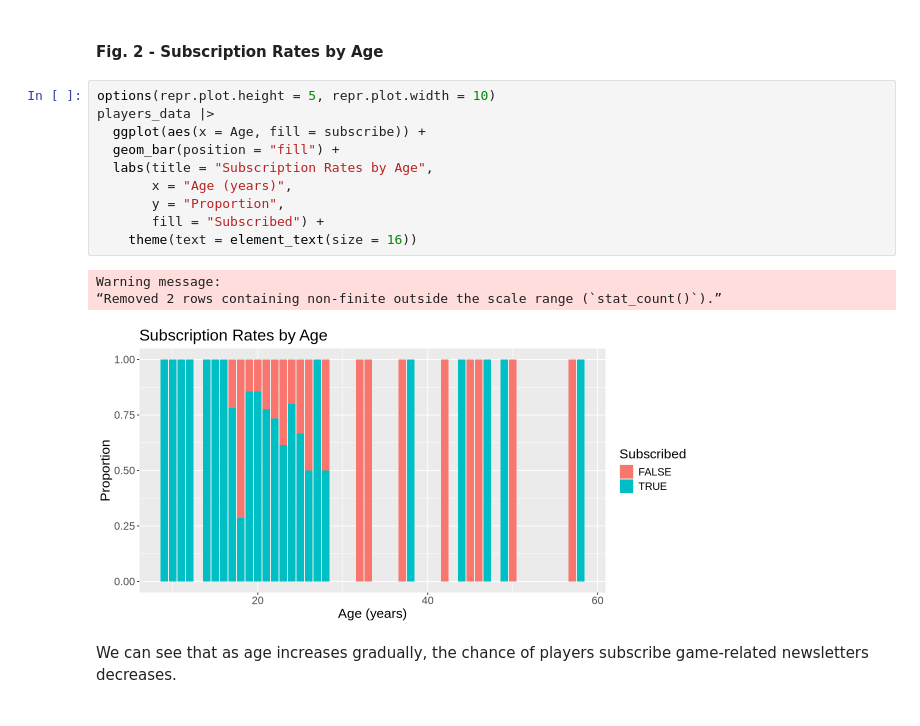
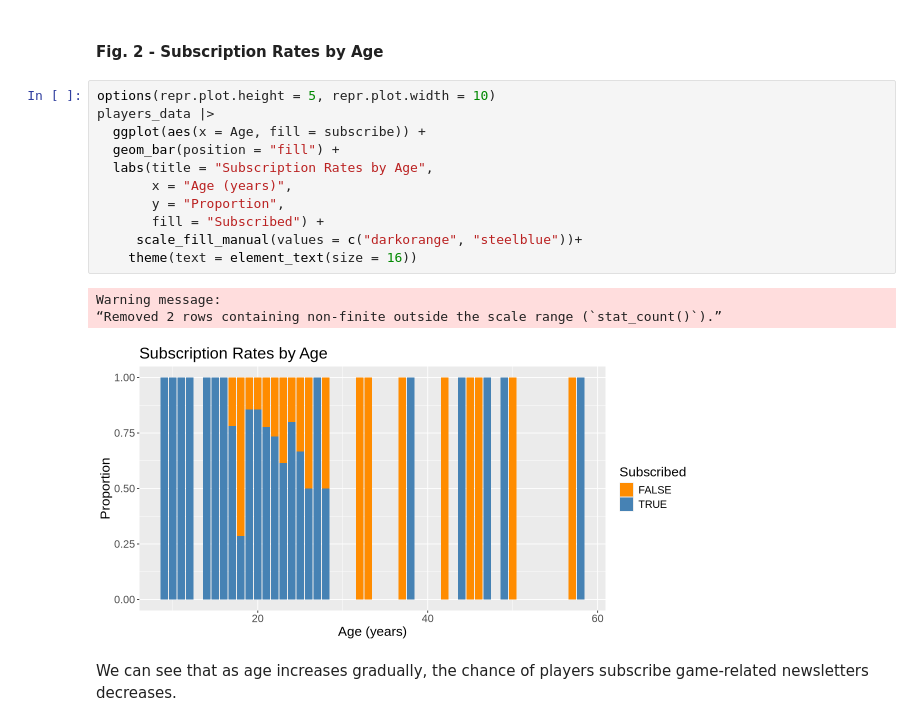
Before and after one commit to camillesnyder/Final-Project, a Jupyter notebook: Final-Project.ipynb, the cells around one changed output. Saved outputs shown, nothing was run; the diff lists cells and outputs as text.

```diff
--- a/Final-Project.ipynb
+++ b/Final-Project.ipynb
@@ -178,17 +179,18 @@ This graph shows us that subscription rates are generally the same for every exp
 # %%
 options(repr.plot.height = 5, repr.plot.width = 10)
 players_data |>
   ggplot(aes(x = Age, fill = subscribe)) +
   geom_bar(position = "fill") +
   labs(title = "Subscription Rates by Age",
        x = "Age (years)",
        y = "Proportion",
        fill = "Subscribed") +
+     scale_fill_manual(values = c("darkorange", "steelblue"))+
     theme(text = element_text(size = 16))
 # %% [output]
 Warning message:
 “Removed 2 rows containing non-finite outside the scale range (`stat_count()`).”
-[figure, old version]
+[figure, new version]
 # %% [markdown]
 We can see that as age increases gradually, the chance of players subscribe game-related newsletters decreases.
 # %% [markdown]
```
Also changed, not shown: parts of 5 cells of this notebook.
